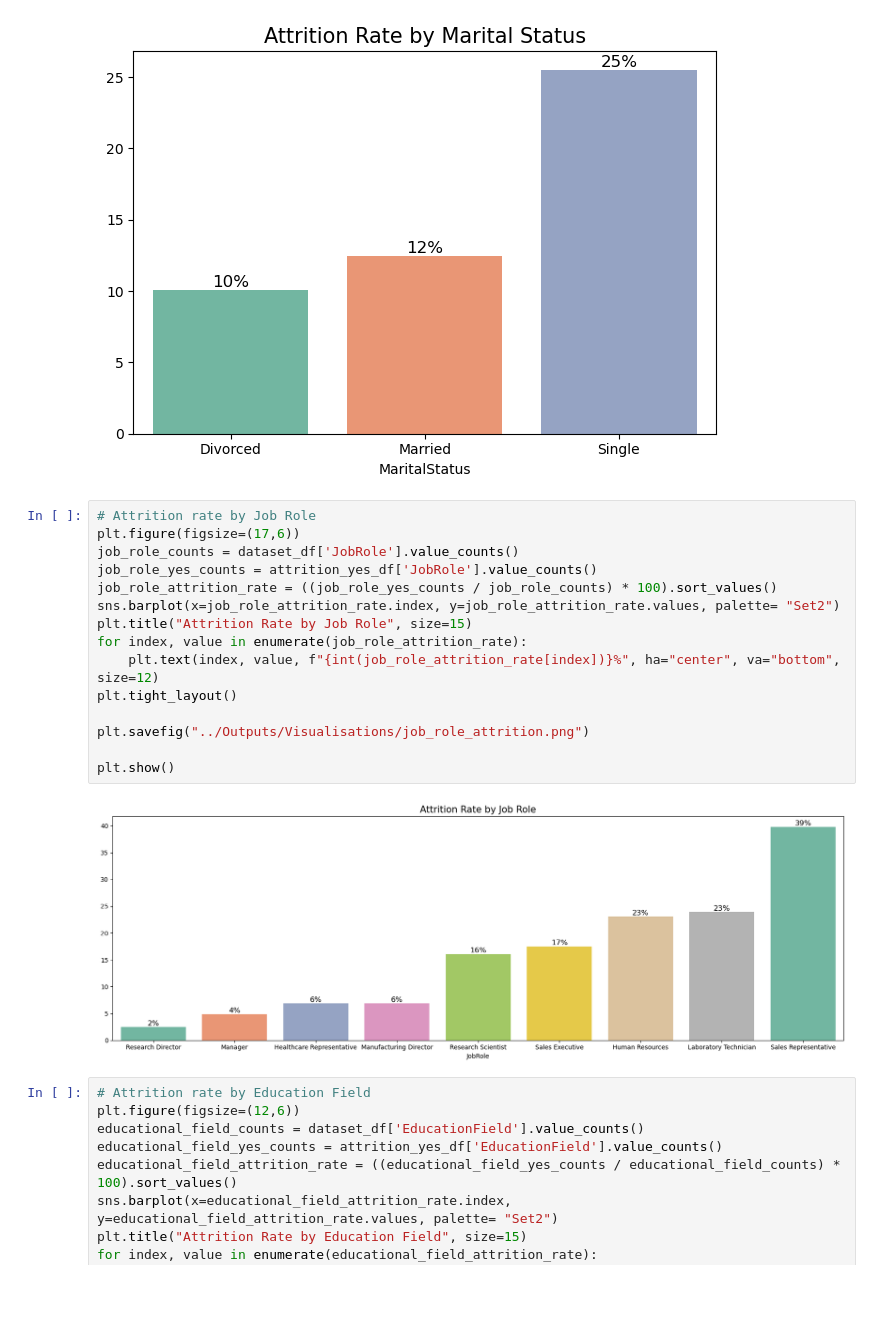
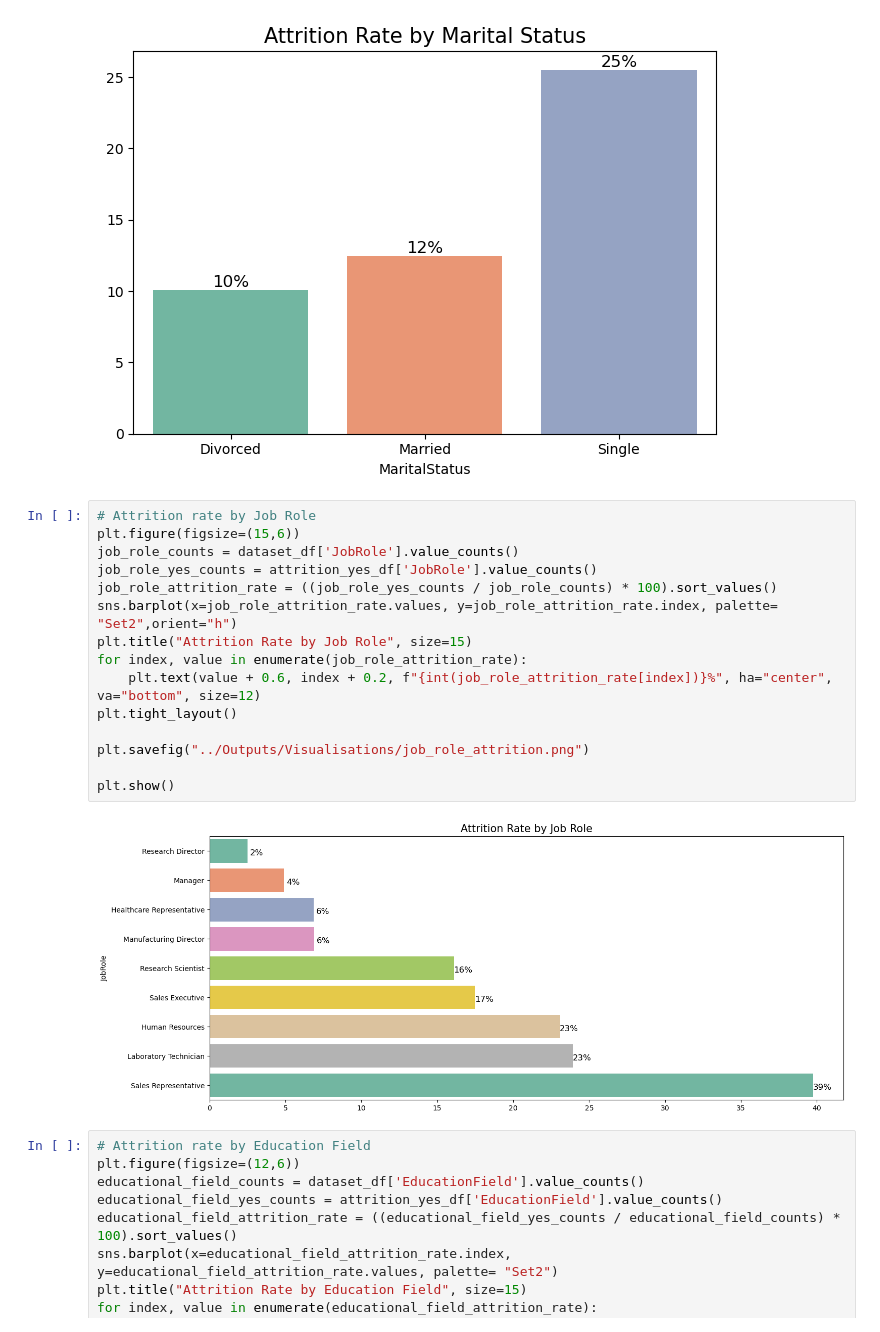
Before and after one commit to alvin-giang/Employee_Atrrition_Prediction, a Jupyter notebook: Data_Analysis/data_visualisation_1.ipynb, the cells around one changed output. Saved outputs shown, nothing was run; the diff lists cells and outputs as text; blank space fills up the shorter version.

Commit message:
edited visualisation 1

```diff
--- a/Data_Analysis/data_visualisation_1.ipynb
+++ b/Data_Analysis/data_visualisation_1.ipynb
@@ -184,21 +184,21 @@ plt.show()
 [figure]
 # %%
 # Attrition rate by Job Role
-plt.figure(figsize=(17,6))
+plt.figure(figsize=(15,6))
 job_role_counts = dataset_df['JobRole'].value_counts()
 job_role_yes_counts = attrition_yes_df['JobRole'].value_counts()
 job_role_attrition_rate = ((job_role_yes_counts / job_role_counts) * 100).sort_values()
-sns.barplot(x=job_role_attrition_rate.index, y=job_role_attrition_rate.values, palette= "Set2")
+sns.barplot(x=job_role_attrition_rate.values, y=job_role_attrition_rate.index, palette= "Set2",orient="h")
 plt.title("Attrition Rate by Job Role", size=15)
 for index, value in enumerate(job_role_attrition_rate):
-    plt.text(index, value, f"{int(job_role_attrition_rate[index])}%", ha="center", va="bottom", size=12)
+    plt.text(value + 0.6, index + 0.2, f"{int(job_role_attrition_rate[index])}%", ha="center", va="bottom", size=12)
 plt.tight_layout()
 
 plt.savefig("../Outputs/Visualisations/job_role_attrition.png")
 
 plt.show()
 # %% [output]
-[figure, old version]
+[figure, new version]
 # %%
 # Attrition rate by Education Field
 plt.figure(figsize=(12,6))
```
Also changed, not shown: parts of 3 cells of this notebook.
